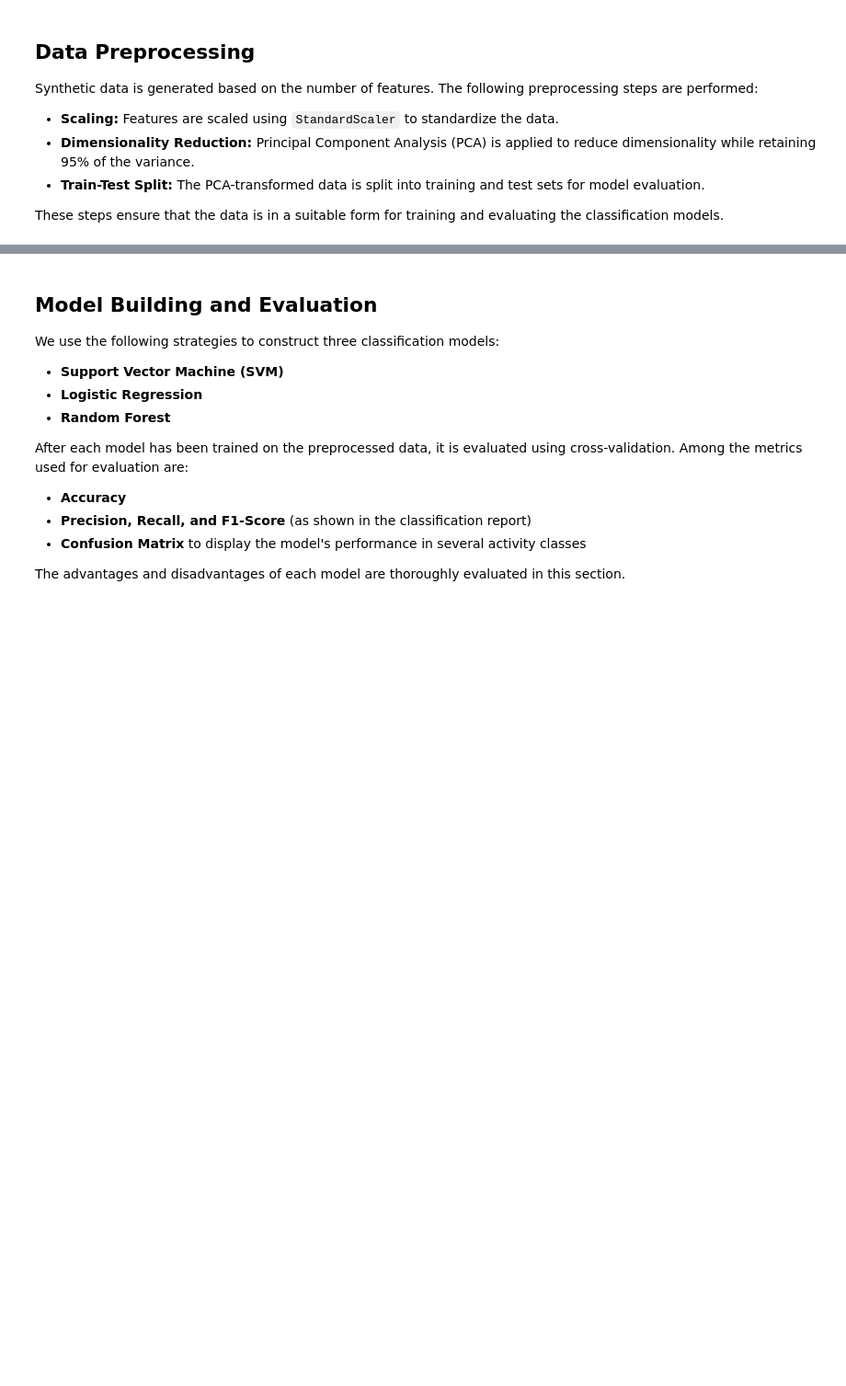
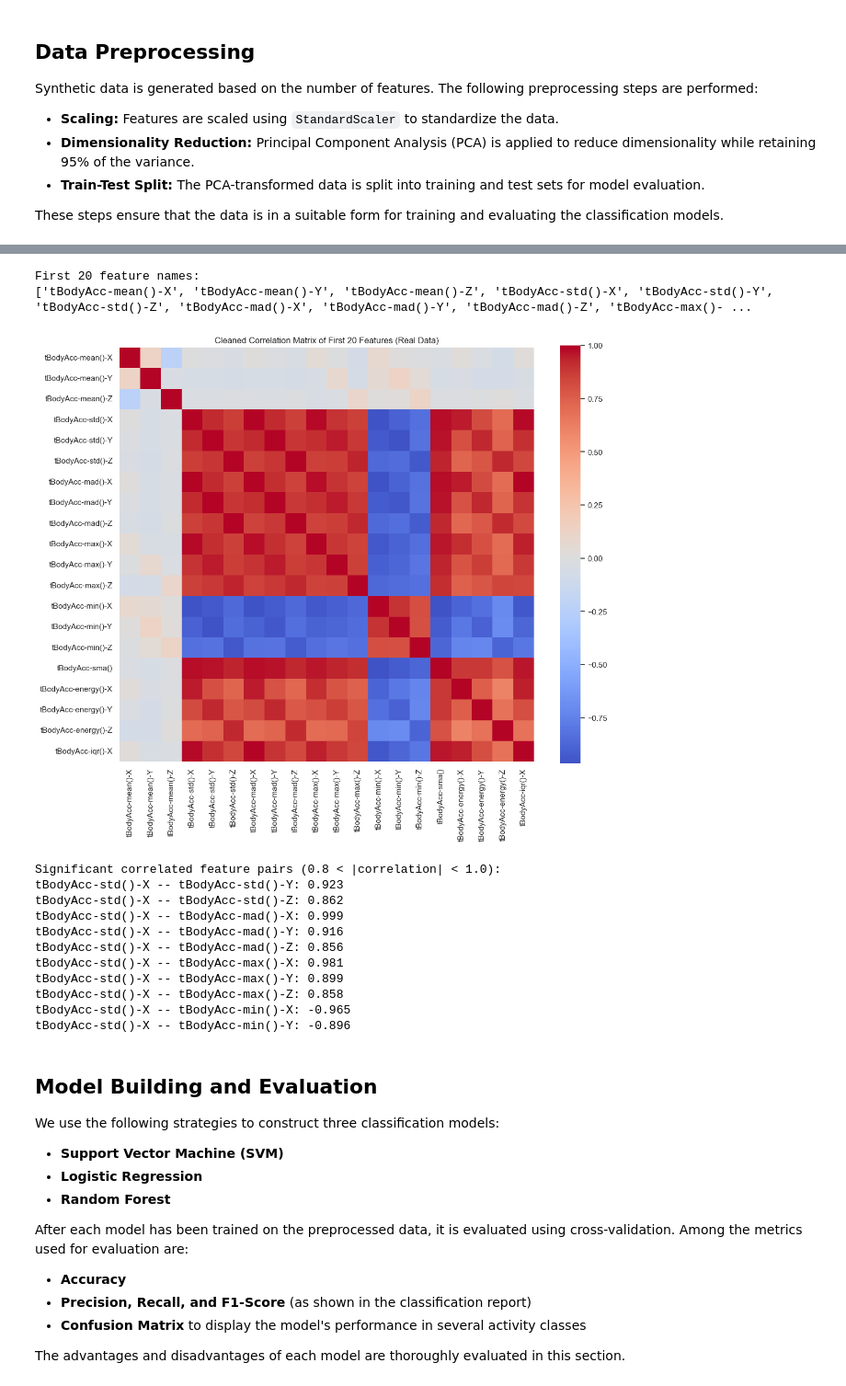
Before and after one commit to keemo01/GUI, a Jupyter notebook: notebook.ipynb, the cells around one changed output, grey strips where cells are left out. Shown: that part at 92% size. Saved outputs shown, nothing was run; the diff lists cells and outputs as text; code cells hidden in the pictures; blank space fills up the shorter version.

```diff
--- a/notebook.ipynb
+++ b/notebook.ipynb
@@ -332,3 +395,63 @@ tBodyAcc-std()-X_3 -- tBodyAcc-min()-Y_13: -0.896
+# %%
+# Feature Correlation Analysis (First 20 Features)
+# First, get the data from earlier cells
+X, y, activity_labels = load_data()
+
+# Select first 20 features and check for duplicates
+feature_subset = X.iloc[:, :20]
+
+# Verify unique feature names
+print("First 20 feature names:")
+print(feature_subset.columns.tolist())
+
+# Check for duplicate columns
+duplicate_cols = feature_subset.columns[feature_subset.columns.duplicated()]
+if not duplicate_cols.empty:
+    print(f"\nWarning: Duplicate features detected - {duplicate_cols.tolist()}")
+    # Remove duplicate columns (keeps first occurrence)
+    feature_subset = feature_subset.loc[:, ~feature_subset.columns.duplicated()]
+    print("Removed duplicate columns")
+
+# Recalculate correlation matrix with cleaned data
+correlation_matrix = feature_subset.corr()
+
+# Plot the correlation heatmap
+plt.figure(figsize=(12, 10))
+sns.heatmap(correlation_matrix, cmap='coolwarm', center=0, square=True,
+            xticklabels=True, yticklabels=True)
+plt.title('Cleaned Correlation Matrix of First 20 Features (Real Data)')
+plt.xticks(rotation=90)
+plt.yticks(rotation=0)
+plt.tight_layout()
+plt.show()
+
+# Identify and print highly correlated feature pairs (excluding perfect correlations)
+upper_triangle = np.triu(np.abs(correlation_matrix), k=1)
+high_corr = np.where((upper_triangle > 0.8) & (upper_triangle < 1.0))  # Exclude perfect correlations
+
+high_corr_pairs = [(correlation_matrix.index[i],
+                    correlation_matrix.columns[j],
+                    correlation_matrix.iloc[i, j])
+                   for i, j in zip(*high_corr)]
+
+print("\nSignificant correlated feature pairs (0.8 < |correlation| < 1.0):")
+for feat1, feat2, corr in high_corr_pairs[:10]:  # Display first 10 meaningful pairs
+    print(f"{feat1} -- {feat2}: {corr:.3f}")
+# %% [output]
+First 20 feature names:
+['tBodyAcc-mean()-X', 'tBodyAcc-mean()-Y', 'tBodyAcc-mean()-Z', 'tBodyAcc-std()-X', 'tBodyAcc-std()-Y', 'tBodyAcc-std()-Z', 'tBodyAcc-mad()-X', 'tBodyAcc-mad()-Y', 'tBodyAcc-mad()-Z', 'tBodyAcc-max()- ...
+[figure, added]
+Significant correlated feature pairs (0.8 < |correlation| < 1.0):
+tBodyAcc-std()-X -- tBodyAcc-std()-Y: 0.923
+tBodyAcc-std()-X -- tBodyAcc-std()-Z: 0.862
+tBodyAcc-std()-X -- tBodyAcc-mad()-X: 0.999
+tBodyAcc-std()-X -- tBodyAcc-mad()-Y: 0.916
+tBodyAcc-std()-X -- tBodyAcc-mad()-Z: 0.856
+tBodyAcc-std()-X -- tBodyAcc-max()-X: 0.981
+tBodyAcc-std()-X -- tBodyAcc-max()-Y: 0.899
+tBodyAcc-std()-X -- tBodyAcc-max()-Z: 0.858
+tBodyAcc-std()-X -- tBodyAcc-min()-X: -0.965
+tBodyAcc-std()-X -- tBodyAcc-min()-Y: -0.896
 # %% [markdown]
 ## Model Building and Evaluation
 
```
Also changed, not shown: parts of 15 cells of this notebook.
